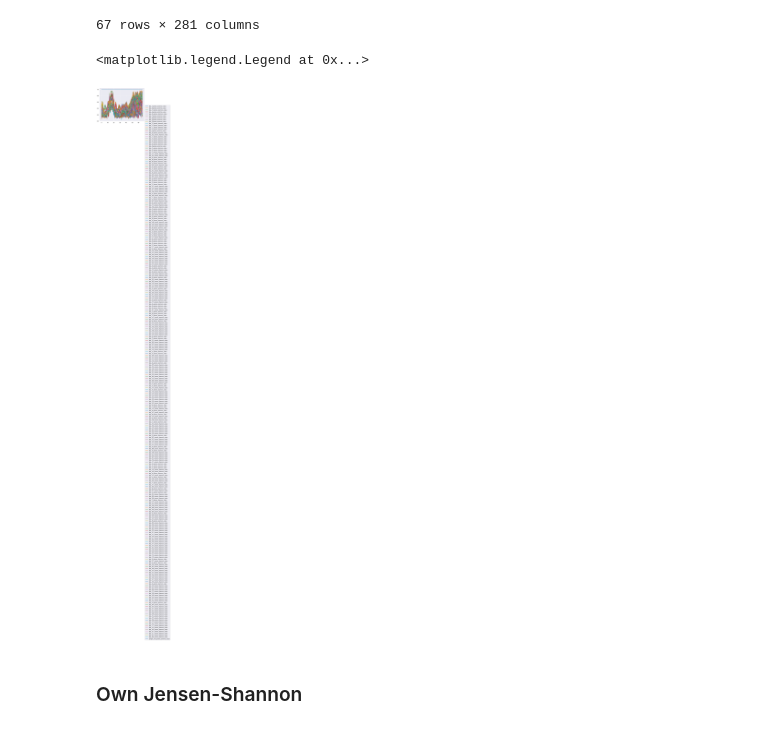
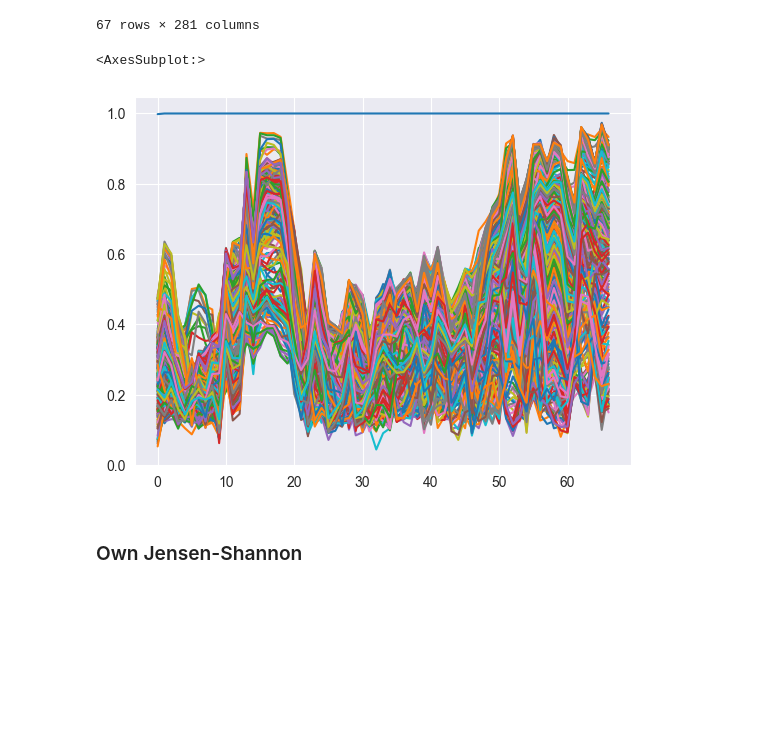
Before and after one commit to marcell-nemeth/dde, a Jupyter notebook: notebooks/drift_score_correlation_heartbeats.ipynb, the cells around one changed output. Cells and saved outputs as stored; diff of their text form; code cells hidden in the pictures; blank space fills up the shorter version.

```diff
--- a/notebooks/drift_score_correlation_heartbeats.ipynb
+++ b/notebooks/drift_score_correlation_heartbeats.ipynb
@@ -252,11 +257,11 @@ results_js[[col for col in results_js.columns if '_jensen_shannon_value' in col]
 | 66 | 0.557384 | 0.864869 | 0.760121 | 0.271268 | ... |
 67 rows × 281 columns
 # %%
-results_js[[col for col in results_js.columns if '_jensen_shannon_value' in col]].plot()
-plt.legend(bbox_to_anchor=(1, 0.5))
+results_js[[col for col in results_js.columns if '_jensen_shannon_value' in col]].plot(legend=False)
+#plt.legend(bbox_to_anchor=(1, 0.5))
 # %% [output]
-<matplotlib.legend.Legend at 0x...>
+<AxesSubplot:>
-[figure, old version]
+[figure, new version]
 # %%
 # figure = results.filter(column_names=results.continuous_column_names, methods=['jensen_shannon']).plot(kind='drift')
 # figure.show()
```
Also changed, not shown: parts of 27 cells of this notebook, 1 other file.
